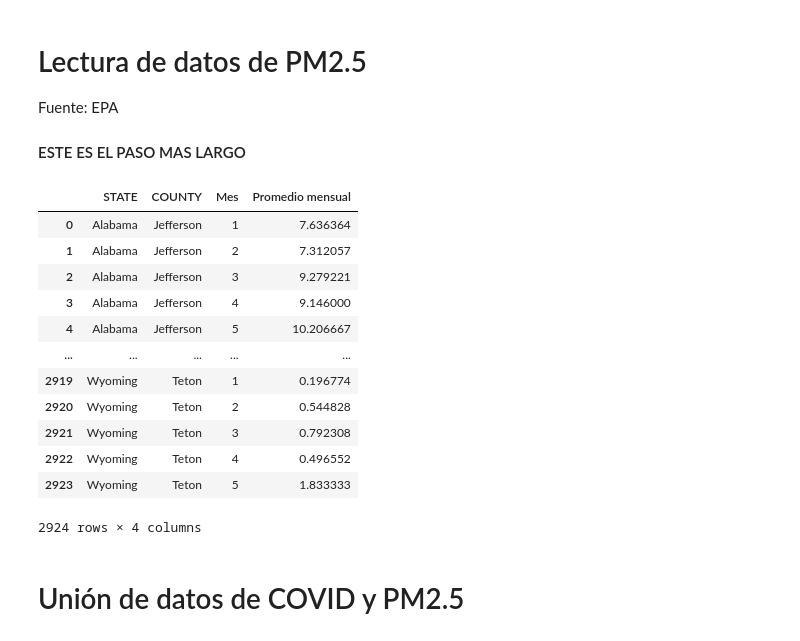
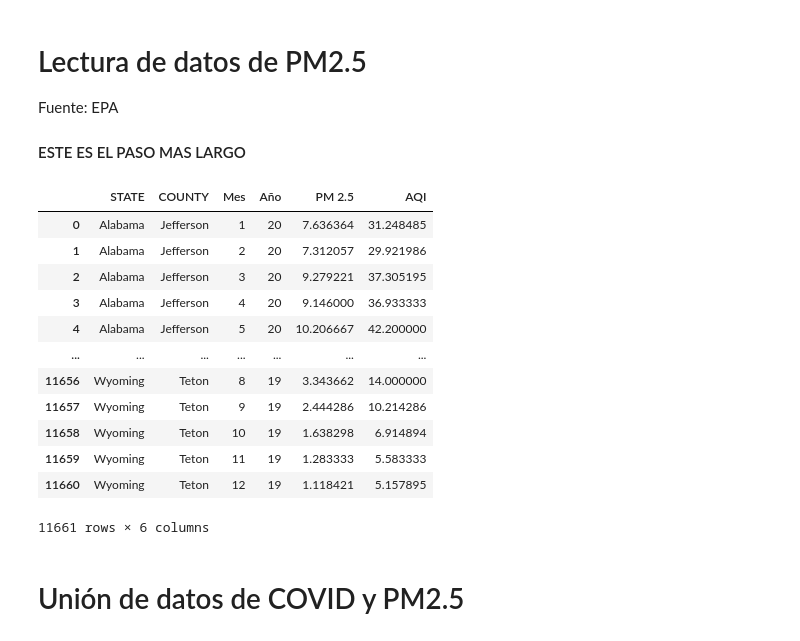
Before and after one commit to mdominguezd/ProyectoLaboratorioPM2.5yCOVID, a Jupyter notebook: MiCOVID-19.ipynb, the cells around one changed output. Cells and saved outputs as stored; diff of their text form; code cells hidden in the pictures.

```diff
--- a/MiCOVID-19.ipynb
+++ b/MiCOVID-19.ipynb
@@ -87,49 +87,51 @@ Fuente: EPA
 # %%
 Directorio = 'DatosPM2.5/'
 almacenarVar = False
 
-# Lectura de primer archivo csv
-# PM25 = (pd.read_csv(Directorio+'ad_viz_plotval_data.csv')
-#                                    .set_index(['STATE','COUNTY'])[['Date','Daily Mean PM2.5 Concentration']]
-#                                    .apply(lambda df : pd.Series({'Mes': int(df['Date'][0:2]),'Date':df.Date,'Promedio mensual':df['Daily Mean PM2.5 Concentration']}),axis = 1)
-#                                    .groupby(['STATE','COUNTY','Mes'])
-#                                    .mean())
+
 PM25 = pd.DataFrame()
 for i in range(51):
     #Lectura para datos promedios mensuales para cada condado
     PMC = (pd.read_csv(Directorio+'ad_viz_plotval_data ('+str(i+1)+').csv')
-                                   .set_index(['STATE','COUNTY'])[['Date','Daily Mean PM2.5 Concentration']]
-                                   .apply(lambda df : pd.Series({'Mes': int(df['Date'][0:2]),'Date':df.Date,'Promedio mensual':df['Daily Mean PM2.5 Concentration']}),axis = 1)
-                                   .groupby(['STATE','COUNTY','Mes'])
+                                   .set_index(['STATE','COUNTY'])[['Date','Daily Mean PM2.5 Concentration','DAILY_AQI_VALUE']]
+                                   .apply(lambda df : pd.Series({'Año':int(df['Date'][-2:]),'Mes': int(df['Date'][0:2]),'Date':df.Date,'PM 2.5':df['Daily Mean PM2.5 Concentration'],'AQI':df.DAILY_AQI_VALUE}),axis = 1)
+                                   .groupby(['STATE','COUNTY','Mes','Año'])
+                                   .mean())
+
+    PMC19 = (pd.read_csv(Directorio+'ad_viz_plotval_data ('+str(i+1)+')2019.csv')
+                                   .set_index(['STATE','COUNTY'])[['Date','Daily Mean PM2.5 Concentration','DAILY_AQI_VALUE']]
+                                   .apply(lambda df : pd.Series({'Año':int(df['Date'][-2:]),'Mes': int(df['Date'][0:2]),'Date':df.Date,'PM 2.5':df['Daily Mean PM2.5 Concentration'],'AQI':df.DAILY_AQI_VALUE}),axis = 1)
+                                   .groupby(['STATE','COUNTY','Mes','Año'])
                                    .mean())
 
     # Paso opcional por si se quiere almacenar en variables diferentes cada información por estado
     if almacenarVar:
         estado = str(PMC.index[0][0])
         estado = estado.split()
         if len(estado)>1:
             estado = [estado[0]+'_'+estado[1]]
         estado = estado[0]
         globals()['PM_%s'%estado]=PMC
 
     PM25 = PM25.append(PMC)
+    PM25 = PM25.append(PMC19)
 
 PM25 = PM25.reset_index()
 PM25
 # %% [output]
-|  | STATE | COUNTY | Mes | Promedio mensual |
-| 0 | Alabama | Jefferson | 1 | 7.636364 |
-| 1 | Alabama | Jefferson | 2 | 7.312057 |
-| 2 | Alabama | Jefferson | 3 | 9.279221 |
-| 3 | Alabama | Jefferson | 4 | 9.146000 |
-| 4 | Alabama | Jefferson | 5 | 10.206667 |
-| ... | ... | ... | ... | ... |
-| 2919 | Wyoming | Teton | 1 | 0.196774 |
-| 2920 | Wyoming | Teton | 2 | 0.544828 |
-| 2921 | Wyoming | Teton | 3 | 0.792308 |
-| 2922 | Wyoming | Teton | 4 | 0.496552 |
-| 2923 | Wyoming | Teton | 5 | 1.833333 |
+|  | STATE | COUNTY | Mes | Año | PM 2.5 | AQI |
+| 0 | Alabama | Jefferson | 1 | 20 | 7.636364 | 31.248485 |
+| 1 | Alabama | Jefferson | 2 | 20 | 7.312057 | 29.921986 |
+| 2 | Alabama | Jefferson | 3 | 20 | 9.279221 | 37.305195 |
+| 3 | Alabama | Jefferson | 4 | 20 | 9.146000 | 36.933333 |
+| 4 | Alabama | Jefferson | 5 | 20 | 10.206667 | 42.200000 |
+| ... | ... | ... | ... | ... | ... | ... |
+| 11656 | Wyoming | Teton | 8 | 19 | 3.343662 | 14.000000 |
+| 11657 | Wyoming | Teton | 9 | 19 | 2.444286 | 10.214286 |
+| 11658 | Wyoming | Teton | 10 | 19 | 1.638298 | 6.914894 |
+| 11659 | Wyoming | Teton | 11 | 19 | 1.283333 | 5.583333 |
+| 11660 | Wyoming | Teton | 12 | 19 | 1.118421 | 5.157895 |
-2924 rows × 4 columns
+11661 rows × 6 columns
 # %% [markdown]
 # Unión de datos de COVID y PM2.5
 # %%
```
Also changed, not shown: parts of 11 cells of this notebook, 54 other files.
